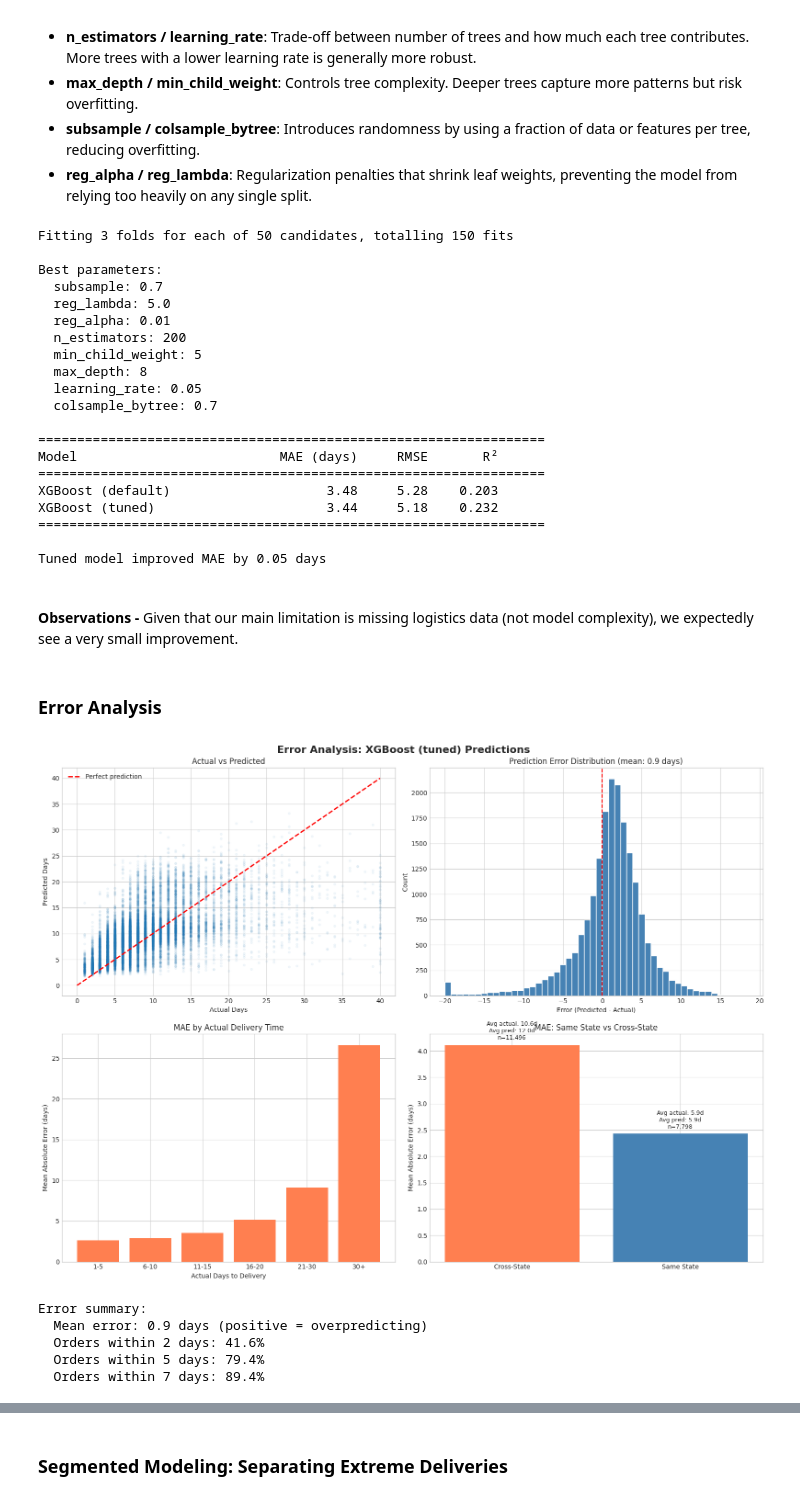
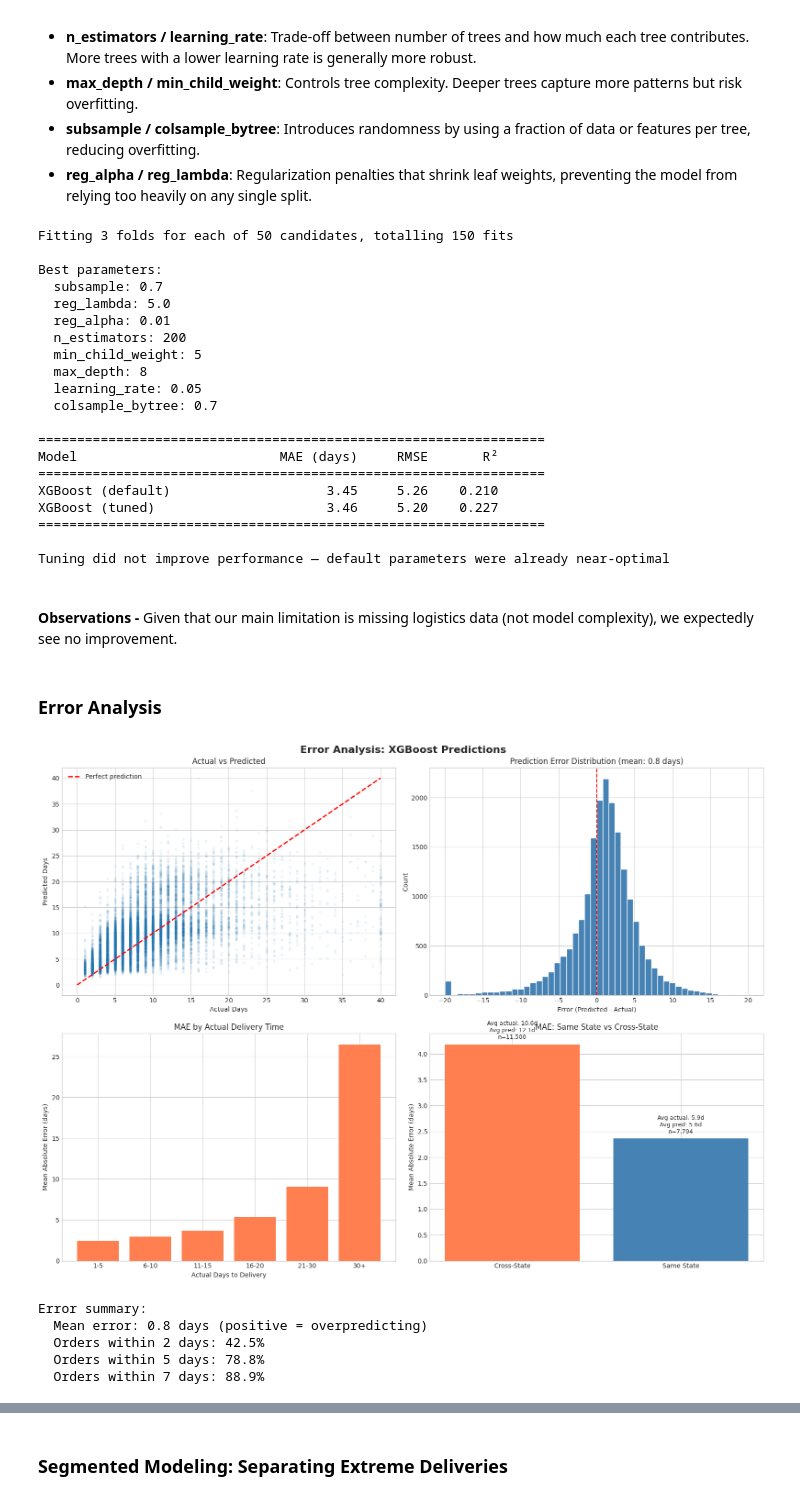
Before and after one commit to shreyeshi-somya/analytics-pipeline, a Jupyter notebook: phase3-data-science/notebooks/03_delivery_prediction.ipynb, the cells around one changed output, grey strips where cells are left out. Cells and saved outputs as stored; diff of their text form; code cells hidden in the pictures.

```diff
--- a/phase3-data-science/notebooks/03_delivery_prediction.ipynb
+++ b/phase3-data-science/notebooks/03_delivery_prediction.ipynb
@@ -22,7 +22,7 @@ plt.rcParams['figure.figsize'] = (12, 6)
 pd.set_option('display.max_columns', None)
 pd.set_option('display.float_format', lambda x: '%.2f' % x)
 
-con = duckdb.connect('/app/analytics.duckdb', read_only=True)
+con = duckdb.connect('/app/data/analytics.duckdb')
 # %% [markdown]
 ### Source Data
 # %%
@@ -784,26 +784,26 @@ Best parameters:
 =================================================================
 Model                          MAE (days)     RMSE       R²
 =================================================================
-XGBoost (default)                    3.48     5.28    0.203
-XGBoost (tuned)                      3.44     5.18    0.232
+XGBoost (default)                    3.45     5.26    0.210
+XGBoost (tuned)                      3.46     5.20    0.227
 =================================================================
 
-Tuned model improved MAE by 0.05 days
+Tuning did not improve performance — default parameters were already near-optimal
 # %% [markdown]
 <br>
 
-**Observations -** Given that our main limitation is missing logistics data (not model complexity), we expectedly see a very small improvement.
+**Observations -** Given that our main limitation is missing logistics data (not model complexity), we expectedly see no improvement.
 # %% [markdown]
 ### Error Analysis
 # %%
 # Add predictions to test set for analysis
 test_analysis = orders_sorted.iloc[split_idx:].copy()
-test_analysis['predicted'] = final_results['XGBoost (tuned)']['predictions']
+test_analysis['predicted'] = final_results['XGBoost']['predictions']
 test_analysis['error'] = test_analysis['predicted'] - test_analysis['days_to_delivery']
 test_analysis['abs_error'] = test_analysis['error'].abs()
 
 fig, axes = plt.subplots(2, 2, figsize=(16, 12))
-fig.suptitle('Error Analysis: XGBoost (tuned) Predictions', fontsize=16, fontweight='bold')
+fig.suptitle('Error Analysis: XGBoost Predictions', fontsize=16, fontweight='bold')
 
 # Actual vs Predicted
 axes[0,0].scatter(test_analysis['days_to_delivery'].clip(upper=40),
@@ -833,39 +833,39 @@ axes[1,0].set_title('MAE by Actual Delivery Time')
 axes[1,0].set_xlabel('Actual Days to Delivery')
 axes[1,0].set_ylabel('Mean Absolute Error (days)')
 
 # MAE by same_state
 state_mae = test_analysis.groupby('same_state').agg(
     mae=('abs_error', 'mean'),
     count=('abs_error', 'count'),
     avg_actual=('days_to_delivery', 'mean'),
     avg_predicted=('predicted', 'mean')
 )
 axes[1,1].bar(['Cross-State', 'Same State'], state_mae['mae'].values, color=['coral', 'steelblue'])
 axes[1,1].set_title('MAE: Same State vs Cross-State')
 axes[1,1].set_ylabel('Mean Absolute Error (days)')
 
 # Add annotations
 for i, (idx, row) in enumerate(state_mae.iterrows()):
     axes[1,1].text(i, row['mae'] + 0.1,
                    f"Avg actual: {row['avg_actual']:.1f}d\nAvg pred: {row['avg_predicted']:.1f}d\nn={int(row['count']):,}",
                    ha='center', fontsize=9)
 
 plt.tight_layout()
 plt.savefig('/app/outputs/21_error_analysis.png', dpi=150, bbox_inches='tight')
 plt.show()
 
 print("\nError summary:")
 print(f"  Mean error: {test_analysis['error'].mean():.1f} days (positive = overpredicting)")
 print(f"  Orders within 2 days: {(test_analysis['abs_error'] <= 2).mean():.1%}")
 print(f"  Orders within 5 days: {(test_analysis['abs_error'] <= 5).mean():.1%}")
 print(f"  Orders within 7 days: {(test_analysis['abs_error'] <= 7).mean():.1%}")
 # %% [output]
-[figure, old version]
+[figure, new version]
 Error summary:
-  Mean error: 0.9 days (positive = overpredicting)
-  Orders within 2 days: 41.6%
-  Orders within 5 days: 79.4%
-  Orders within 7 days: 89.4%
+  Mean error: 0.8 days (positive = overpredicting)
+  Orders within 2 days: 42.5%
+  Orders within 5 days: 78.8%
+  Orders within 7 days: 88.9%
 # %% [markdown]
 <br>
 
```
Also changed, not shown: parts of 15 cells of this notebook, 24 other files.
